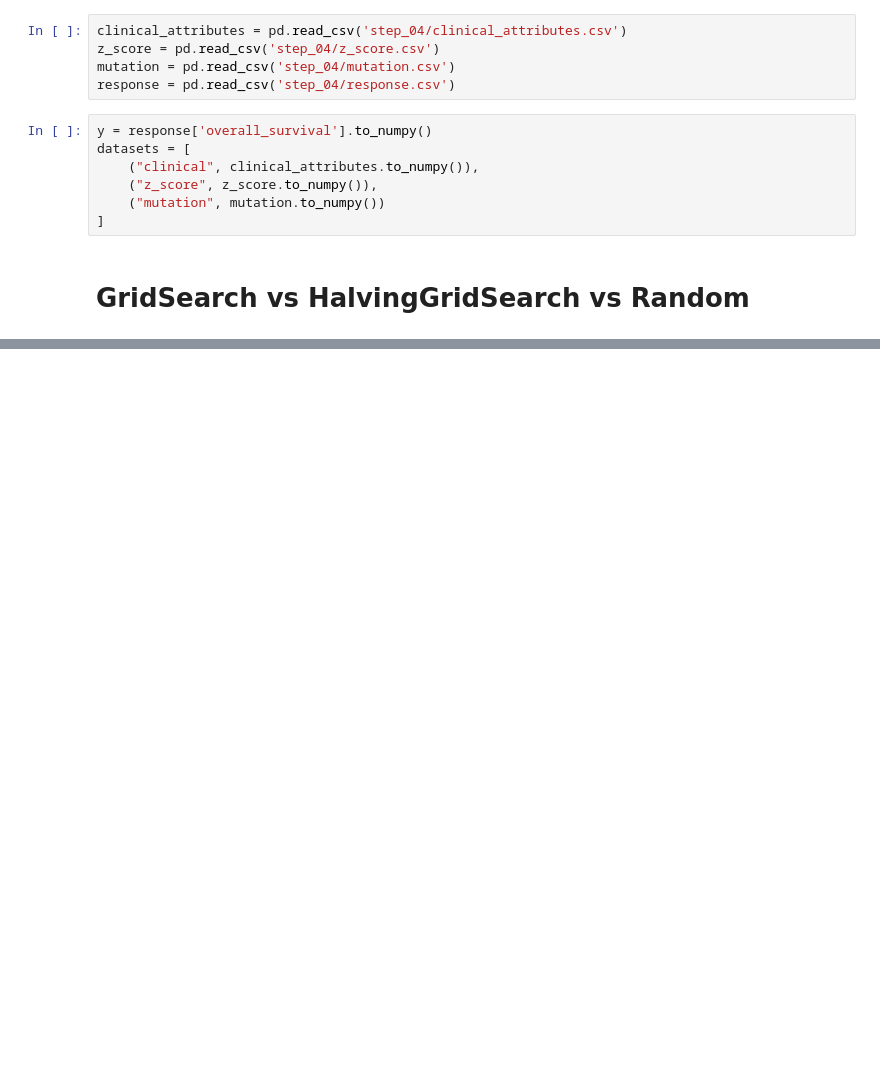
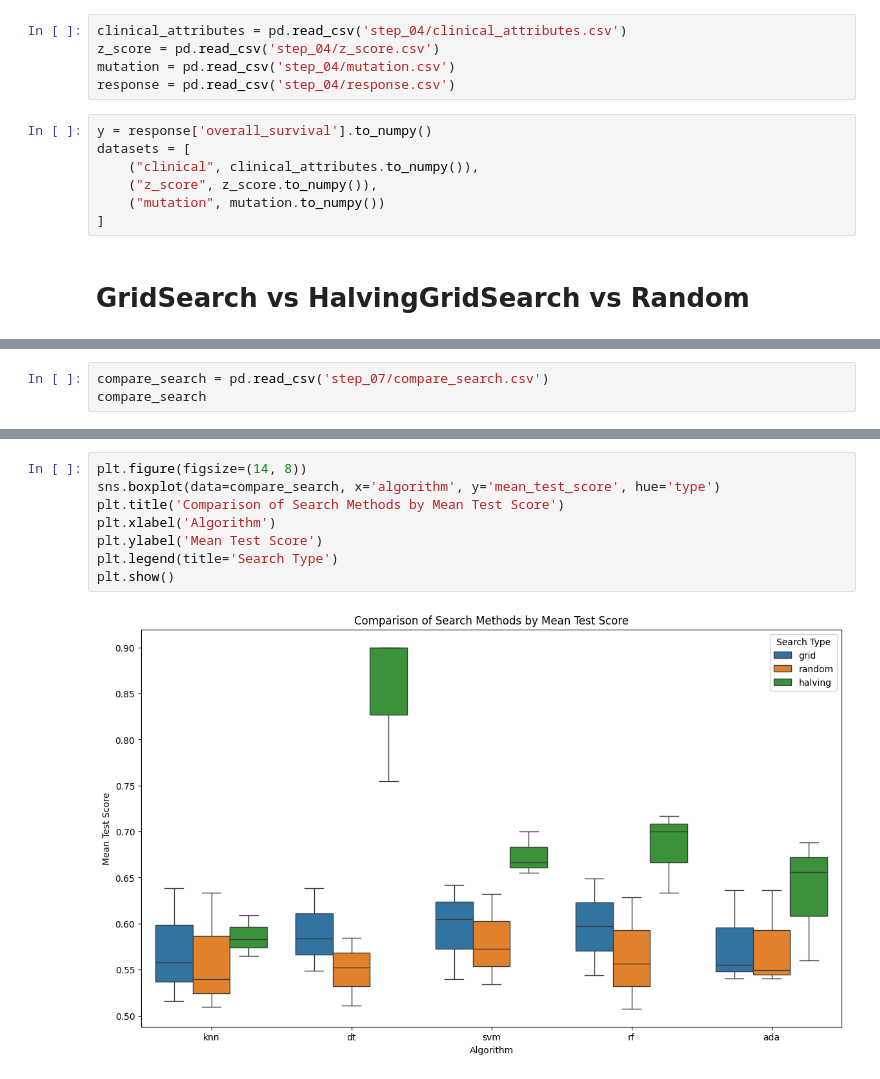
Before and after one commit to diegfernv/breast-cancer-classification, a Jupyter notebook: 7-optimization.ipynb, the cells around one changed output, grey strips where cells are left out. Cells and saved outputs as stored; diff of their text form; blank space fills up the shorter version.

```diff
--- a/7-optimization.ipynb
+++ b/7-optimization.ipynb
@@ -214,0 +231,3 @@ KeyboardInterrupt:
+# %%
+compare_search = pd.read_csv('step_07/compare_search.csv')
+compare_search
@@ -214,0 +272,10 @@ KeyboardInterrupt:
+# %%
+plt.figure(figsize=(14, 8))
+sns.boxplot(data=compare_search, x='algorithm', y='mean_test_score', hue='type')
+plt.title('Comparison of Search Methods by Mean Test Score')
+plt.xlabel('Algorithm')
+plt.ylabel('Mean Test Score')
+plt.legend(title='Search Type')
+plt.show()
+# %% [output]
+[figure, added]
```
Also changed, not shown: parts of 29 cells of this notebook, 2 other files.
